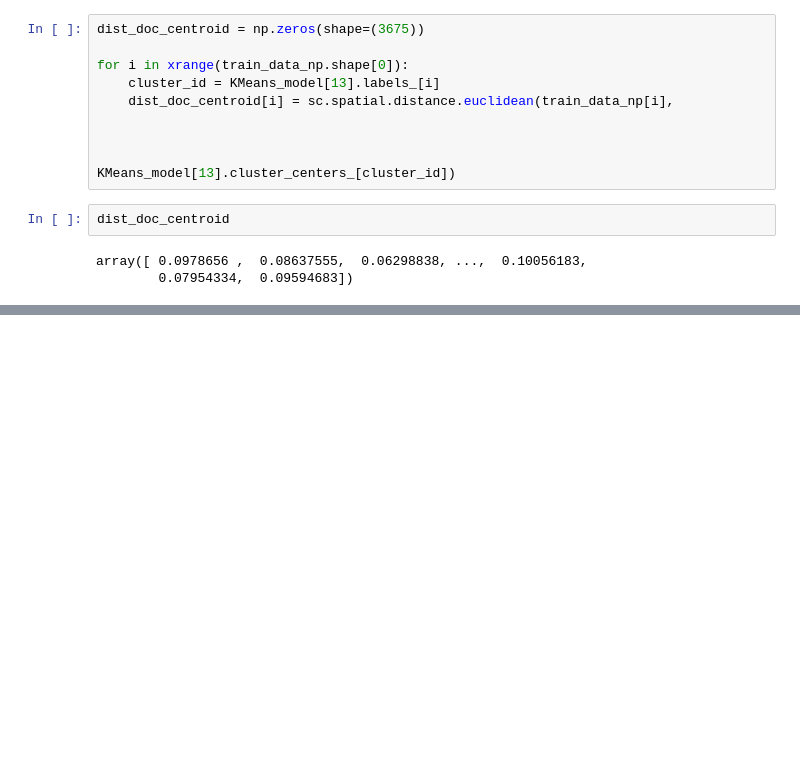
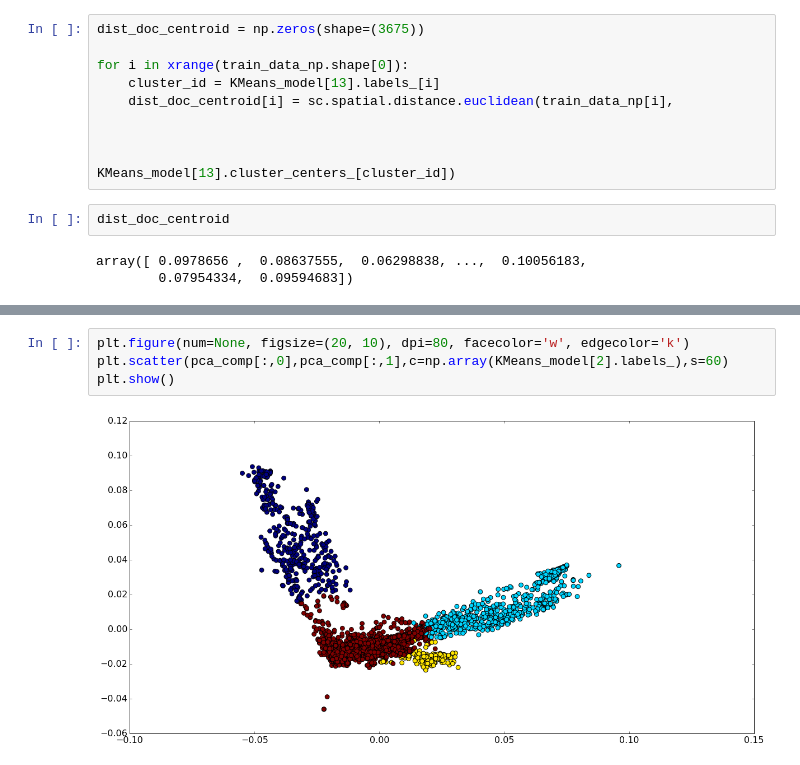
Before and after one commit to nitrek/tensorflow_Data, a Jupyter notebook: Document_classifciation_scikit.ipynb, the cells around one changed output, grey strips where cells are left out. Drawn from its saved outputs; the diff is of its cells as text; blank space fills up the shorter version.

Commit message:
Added visualizations of the clusters

```diff
--- a/Document_classifciation_scikit.ipynb
+++ b/Document_classifciation_scikit.ipynb
@@ -315,0 +316,6 @@ print_file_with_clusters(7)
+# %%
+plt.figure(num=None, figsize=(20, 10), dpi=80, facecolor='w', edgecolor='k')
+plt.scatter(pca_comp[:,0],pca_comp[:,1],c=np.array(KMeans_model[2].labels_),s=60)
+plt.show()
+# %% [output]
+[figure, added]
```
Also changed, not shown: parts of 2 cells of this notebook.
